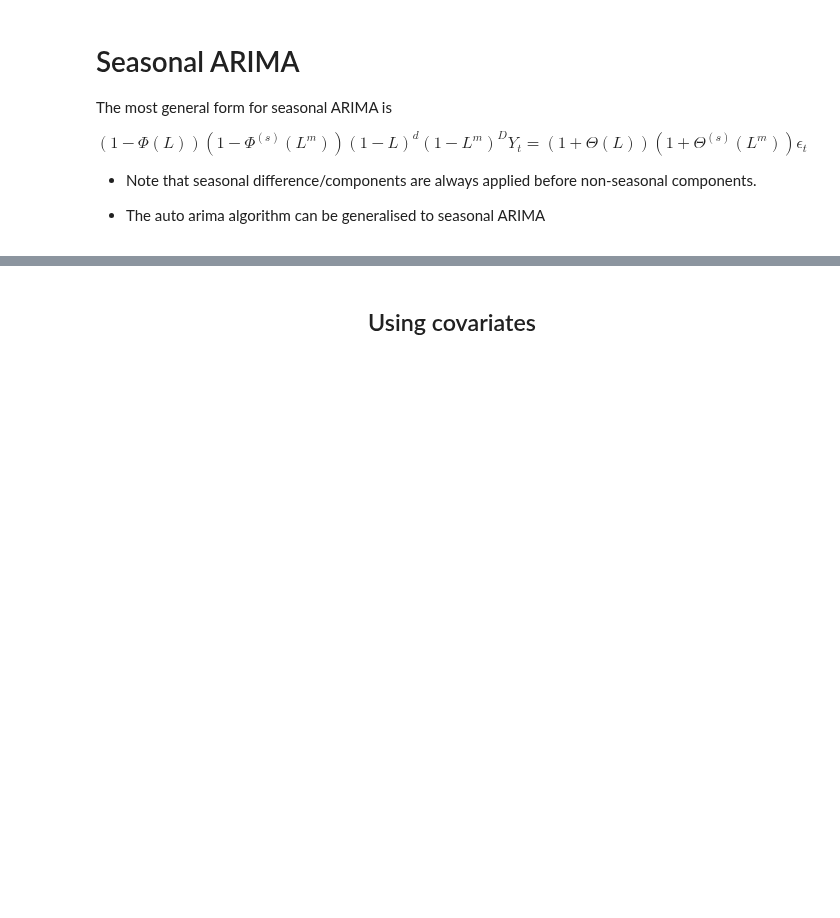
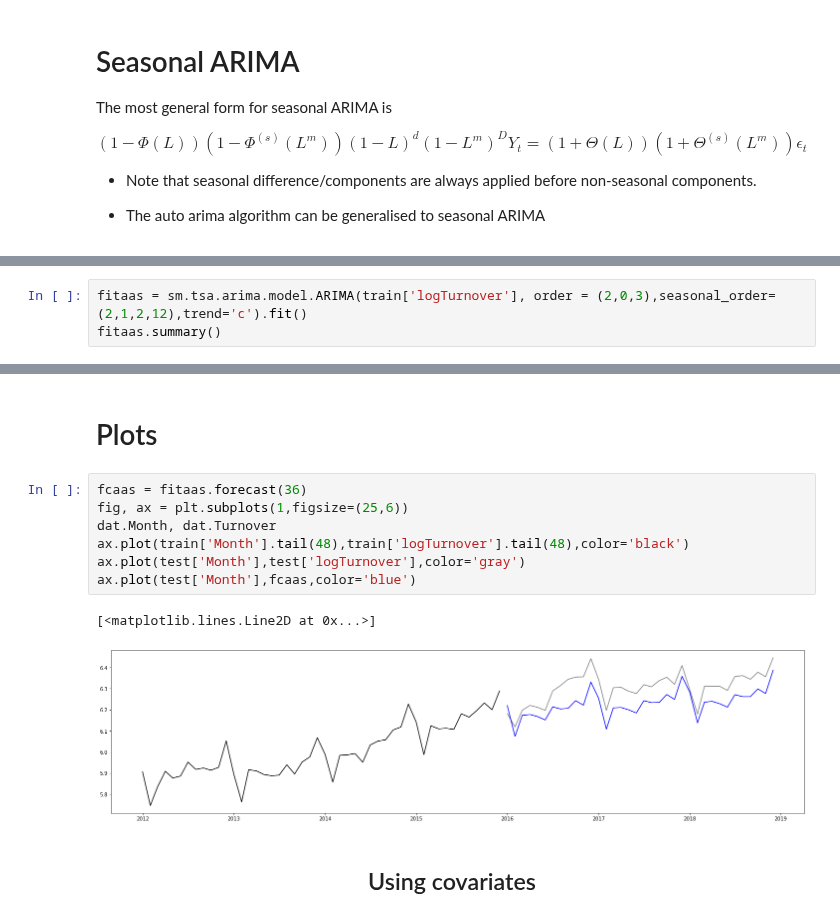
Before and after one commit to anastasiospanagiotelis/QBUS3850, a Jupyter notebook: Lectures/04ARIMAII/04ARIMAII.ipynb, the cells around one changed output, grey strips where cells are left out. Drawn from its saved outputs; the diff is of its cells as text; blank space fills up the shorter version.

```diff
--- a/Lectures/04ARIMAII/04ARIMAII.ipynb
+++ b/Lectures/04ARIMAII/04ARIMAII.ipynb
@@ -288,0 +276,3 @@ print(out['arma'])
+# %%
+fitaas = sm.tsa.arima.model.ARIMA(train['logTurnover'], order = (2,0,3),seasonal_order=(2,1,2,12),trend='c').fit()
+fitaas.summary()
@@ -289,3 +307,15 @@ print(out['arma'])
+# %% [markdown]
+# Plots
+# %%
+fcaas = fitaas.forecast(36)
+fig, ax = plt.subplots(1,figsize=(25,6))
+dat.Month, dat.Turnover
+ax.plot(train['Month'].tail(48),train['logTurnover'].tail(48),color='black')
+ax.plot(test['Month'],test['logTurnover'],color='gray')
+ax.plot(test['Month'],fcaas,color='blue')
+# %% [output]
+[<matplotlib.lines.Line2D at 0x...>]
+[figure, added]
 # %% [markdown]
 <h2 style = "fontsize:300%;text-align:center;">Using covariates</h2>
 # %% [markdown]
```
Also changed, not shown: parts of 48 cells of this notebook.
